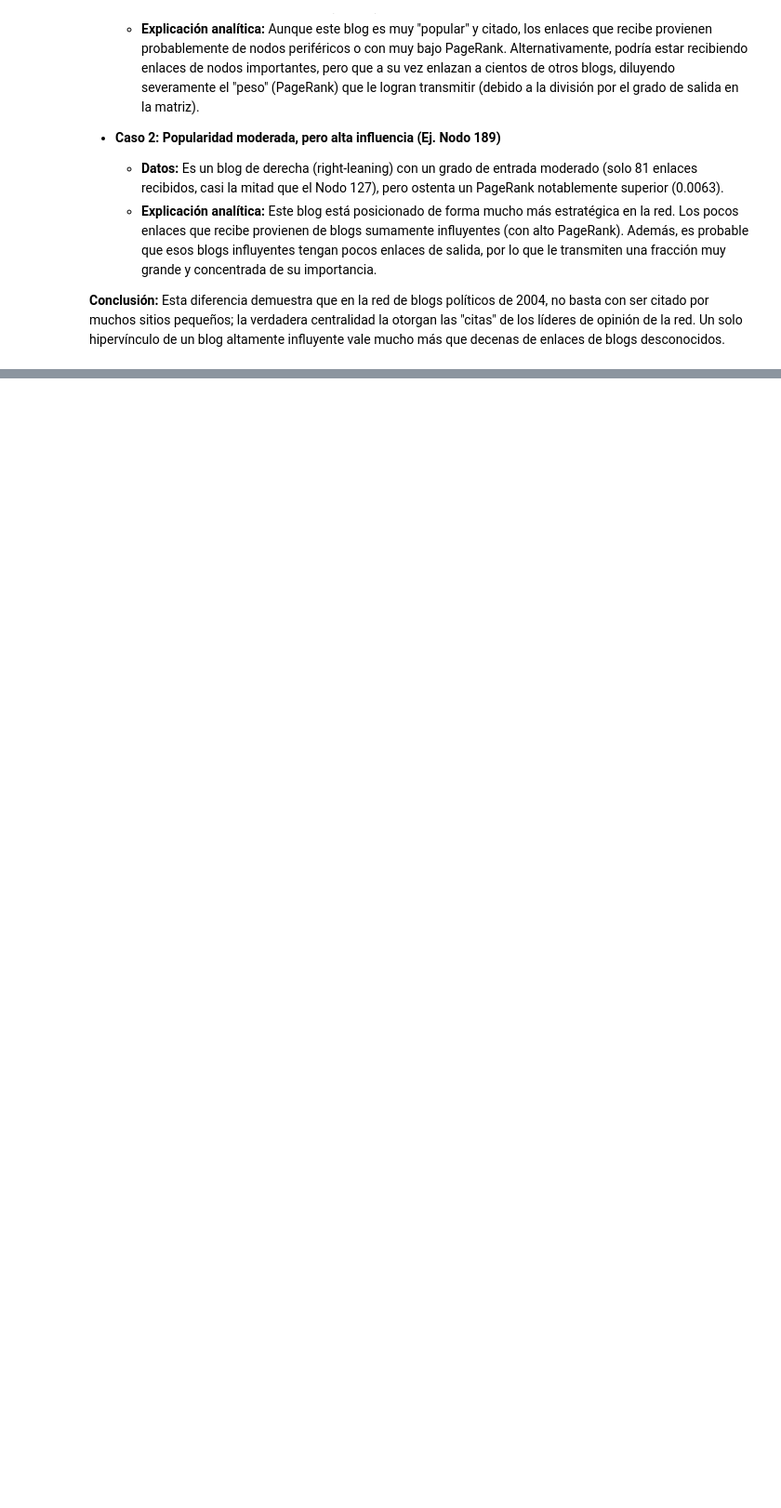
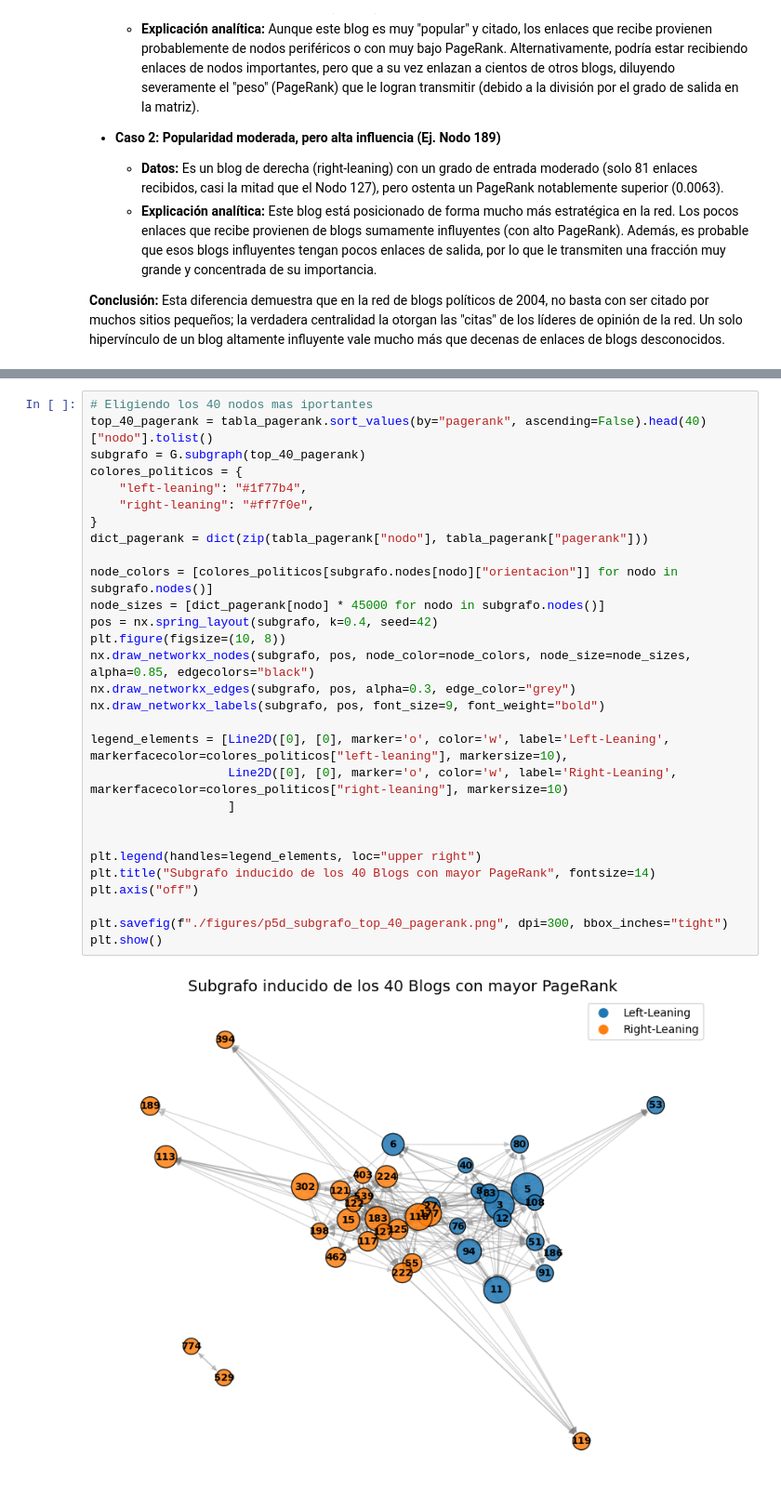
Before and after one commit to vickyotarola/Proyecto_2, a Jupyter notebook: proyecto_2.ipynb, the cells around one changed output, grey strips where cells are left out. Shown at 93% size. Cells and saved outputs as stored; diff of their text form; blank space fills up the shorter version.

```diff
--- a/proyecto_2.ipynb
+++ b/proyecto_2.ipynb
@@ -708,0 +750,31 @@ A continuación, analizamos dos casos concretos extraídos de nuestras tablas:
+# %%
+# Eligiendo los 40 nodos mas iportantes
+top_40_pagerank = tabla_pagerank.sort_values(by="pagerank", ascending=False).head(40)["nodo"].tolist()
+subgrafo = G.subgraph(top_40_pagerank)
+colores_politicos = {
+    "left-leaning": "#1f77b4",
+    "right-leaning": "#ff7f0e",
+}
+dict_pagerank = dict(zip(tabla_pagerank["nodo"], tabla_pagerank["pagerank"]))
+
+node_colors = [colores_politicos[subgrafo.nodes[nodo]["orientacion"]] for nodo in subgrafo.nodes()]
+node_sizes = [dict_pagerank[nodo] * 45000 for nodo in subgrafo.nodes()]
+pos = nx.spring_layout(subgrafo, k=0.4, seed=42)
+plt.figure(figsize=(10, 8))
+nx.draw_networkx_nodes(subgrafo, pos, node_color=node_colors, node_size=node_sizes, alpha=0.85, edgecolors="black")
+nx.draw_networkx_edges(subgrafo, pos, alpha=0.3, edge_color="grey")
+nx.draw_networkx_labels(subgrafo, pos, font_size=9, font_weight="bold")
+
+legend_elements = [Line2D([0], [0], marker='o', color='w', label='Left-Leaning', markerfacecolor=colores_politicos["left-leaning"], markersize=10),
+                   Line2D([0], [0], marker='o', color='w', label='Right-Leaning', markerfacecolor=colores_politicos["right-leaning"], markersize=10)
+                   ]
+
+
+plt.legend(handles=legend_elements, loc="upper right")
+plt.title("Subgrafo inducido de los 40 Blogs con mayor PageRank", fontsize=14)
+plt.axis("off")
+
+plt.savefig(f"./figures/p5d_subgrafo_top_40_pagerank.png", dpi=300, bbox_inches="tight")
+plt.show()
+# %% [output]
+[figure, added]
```
Also changed, not shown: parts of 5 cells of this notebook, 1 other file.
